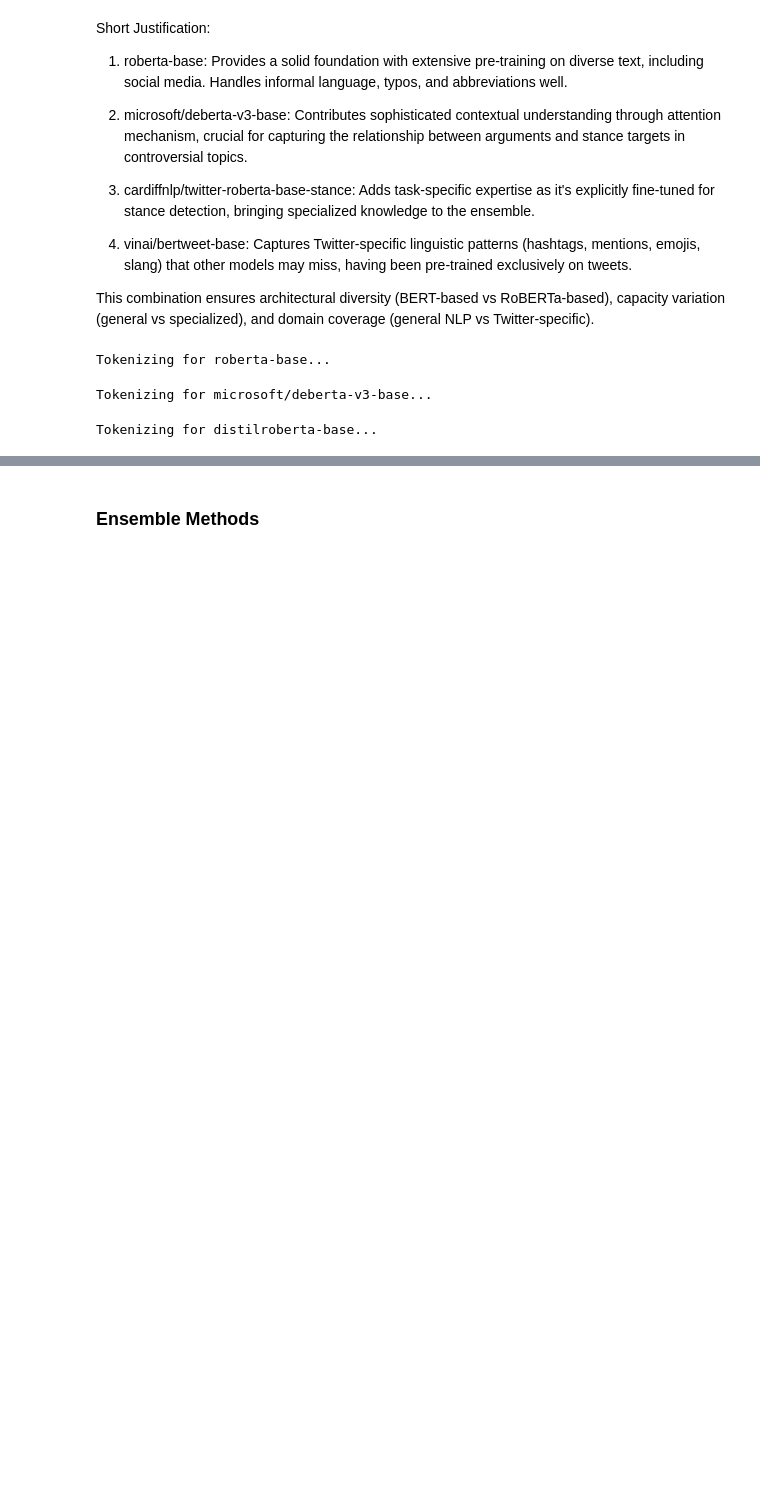
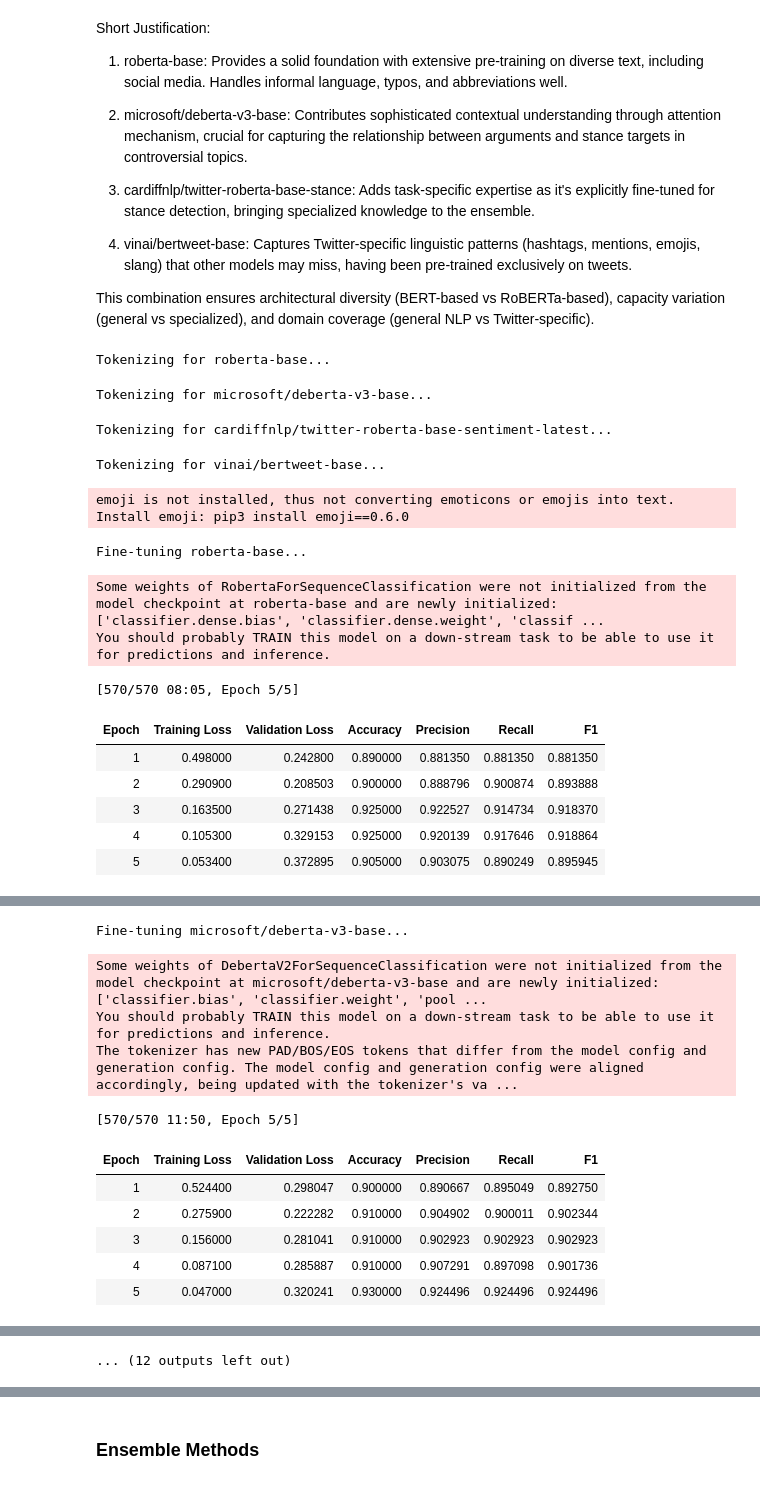
Before and after one commit to DBlassio/multimodal-argmining, a Jupyter notebook: experiments/text/Ensemble/ensemble_comparison.ipynb, the cells around one changed output, grey strips where cells are left out. Cells and saved outputs as stored; diff of their text form; code cells hidden in the pictures; blank space fills up the shorter version.

```diff
--- a/experiments/text/Ensemble/ensemble_comparison.ipynb
+++ b/experiments/text/Ensemble/ensemble_comparison.ipynb
@@ -108,7 +96,7 @@ dataset_test  = Dataset.from_pandas(df_test[["tweet_text","label"]])
 ENSEMBLE_MODELS = [
     "roberta-base",                                    # Strong baseline with robust social media understanding
     "microsoft/deberta-v3-base",                       # Advanced attention for nuanced stance reasoning
-    "cardiffnlp/twitter-roberta-base-stance",          # Domain-specific: fine-tuned specifically for stance detection
+    "cardiffnlp/twitter-roberta-base-sentiment-latest",          # Para detectar lenguaje polarizado en debates controversiales
     "vinai/bertweet-base"                              # Twitter-native: pre-trained on 850M tweets
 ]
 
@@ -156,7 +144,9 @@ for model_name in ENSEMBLE_MODELS:
 # %% [output]
 Tokenizing for roberta-base...
 Tokenizing for microsoft/deberta-v3-base...
-Tokenizing for distilroberta-base...
+Tokenizing for cardiffnlp/twitter-roberta-base-sentiment-latest...
+Tokenizing for vinai/bertweet-base...
+emoji is not installed, thus not converting emoticons or emojis into text. Install emoji: pip3 install emoji==0.6.0
 # %%
 #Define Metrics Function
 def compute_metrics(pred):
@@ -174,7 +164,7 @@ all_model_results = {}
 
 for model_name in ENSEMBLE_MODELS:
     print(f"\nFine-tuning {model_name}...")
-    model = AutoModelForSequenceClassification.from_pretrained(model_name, num_labels=2).to(device)
+    model = AutoModelForSequenceClassification.from_pretrained(model_name,num_labels=2,ignore_mismatched_sizes=True).to(device)
     tokenizer = tokenizers[model_name]
     datasets = tokenized_datasets[model_name]
 
@@ -198,30 +188,41 @@ for model_name in ENSEMBLE_MODELS:
         model=model,
         args=training_args,
         train_dataset=datasets["train"],
         eval_dataset=datasets["dev"],
         tokenizer=tokenizer,
         compute_metrics=compute_metrics,
         callbacks=[EarlyStoppingCallback(early_stopping_patience=2)]
     )
 
     trainer.train()
 
     # Predictions on test set
     predictions_output = trainer.predict(datasets["test"])
     y_pred = np.argmax(predictions_output.predictions, axis=1)
     probs = torch.softmax(torch.tensor(predictions_output.predictions), dim=1).numpy()
     y_true = predictions_output.label_ids
 
     predictions_output = trainer.predict(datasets["test"])
 
     # Save metrics
     metrics = compute_metrics(predictions_output)
     all_model_results[model_name] = {
         "metrics": metrics,
         "model_probs":probs,
         "model_preds":y_pred,
         "y_true": y_true
     }
 
     del model, trainer
     torch.cuda.empty_cache()
+# %% [output]
+Fine-tuning roberta-base...
+Some weights of RobertaForSequenceClassification were not initialized from the model checkpoint at roberta-base and are newly initialized: ['classifier.dense.bias', 'classifier.dense.weight', 'classif ...
+You should probably TRAIN this model on a down-stream task to be able to use it for predictions and inference.
+[570/570 08:05, Epoch 5/5]
+| Epoch | Training Loss | Validation Loss | Accuracy | Precision | Recall | F1 |
+| 1 | 0.498000 | 0.242800 | 0.890000 | 0.881350 | 0.881350 | 0.881350 |
+| 2 | 0.290900 | 0.208503 | 0.900000 | 0.888796 | 0.900874 | 0.893888 |
+| 3 | 0.163500 | 0.271438 | 0.925000 | 0.922527 | 0.914734 | 0.918370 |
+| 4 | 0.105300 | 0.329153 | 0.925000 | 0.920139 | 0.917646 | 0.918864 |
+| 5 | 0.053400 | 0.372895 | 0.905000 | 0.903075 | 0.890249 | 0.895945 |
@@ -227,0 +231,11 @@ for model_name in ENSEMBLE_MODELS:
+Fine-tuning microsoft/deberta-v3-base...
+Some weights of DebertaV2ForSequenceClassification were not initialized from the model checkpoint at microsoft/deberta-v3-base and are newly initialized: ['classifier.bias', 'classifier.weight', 'pool ...
+You should probably TRAIN this model on a down-stream task to be able to use it for predictions and inference.
+The tokenizer has new PAD/BOS/EOS tokens that differ from the model config and generation config. The model config and generation config were aligned accordingly, being updated with the tokenizer's va ...
+[570/570 11:50, Epoch 5/5]
+| Epoch | Training Loss | Validation Loss | Accuracy | Precision | Recall | F1 |
+| 1 | 0.524400 | 0.298047 | 0.900000 | 0.890667 | 0.895049 | 0.892750 |
+| 2 | 0.275900 | 0.222282 | 0.910000 | 0.904902 | 0.900011 | 0.902344 |
+| 3 | 0.156000 | 0.281041 | 0.910000 | 0.902923 | 0.902923 | 0.902923 |
+| 4 | 0.087100 | 0.285887 | 0.910000 | 0.907291 | 0.897098 | 0.901736 |
+| 5 | 0.047000 | 0.320241 | 0.930000 | 0.924496 | 0.924496 | 0.924496 |
@@ -228,3 +244,4 @@ for model_name in ENSEMBLE_MODELS:
+... (12 outputs left out)
 # %%
 # We extract predictions and probabilities from each model
 model_preds = {name: results["model_preds"] for name, results in all_model_results.items()}
```
Also changed, not shown: parts of 6 cells of this notebook.
